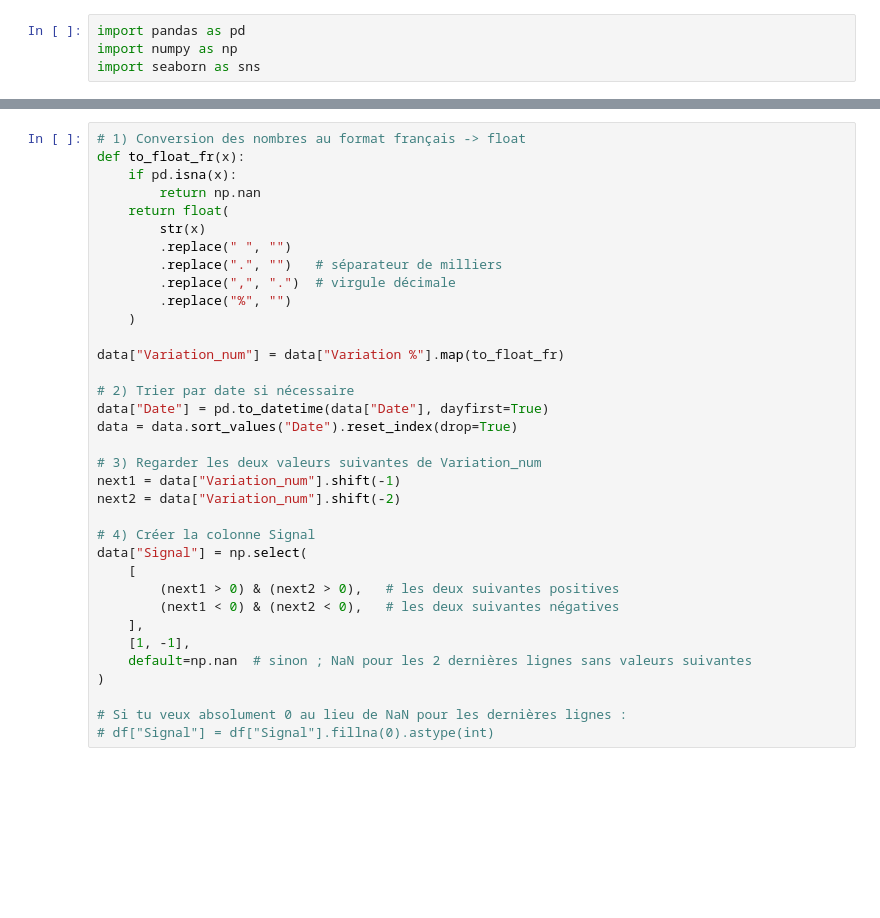
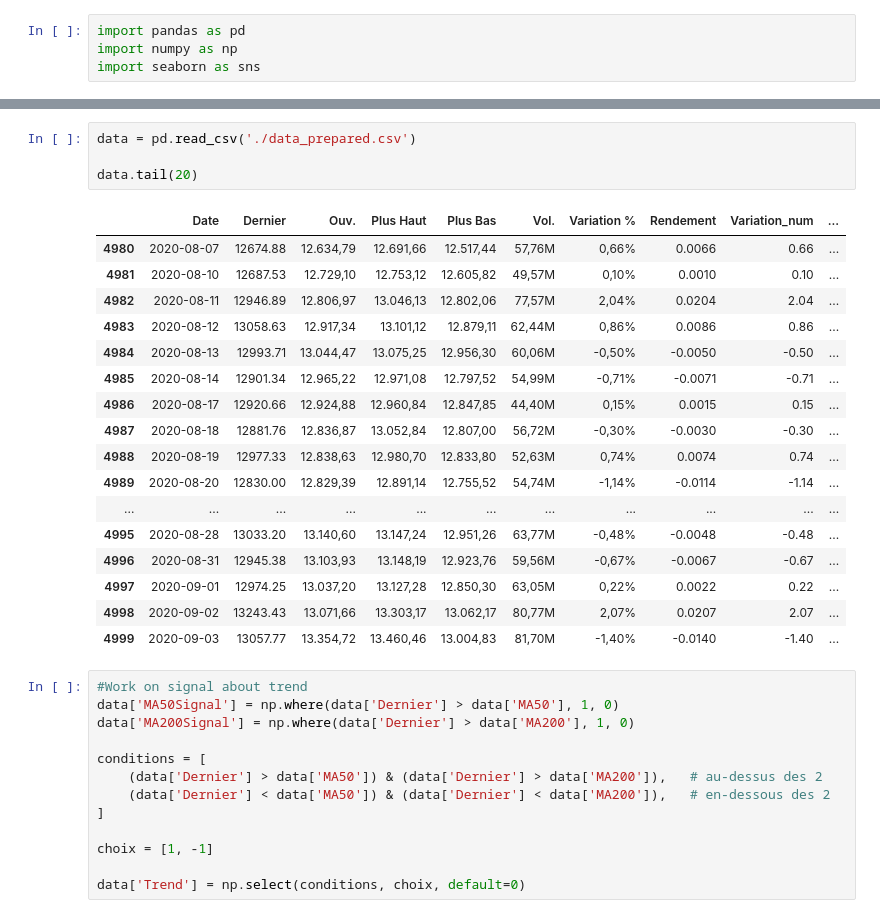
Before and after one commit to caladriusllc-code/caladrius-ml-learn, a Jupyter notebook: src/main.ipynb, the cells around one changed output, grey strips where cells are left out. Drawn from its saved outputs; the diff is of its cells as text; blank space fills up the shorter version.

Commit message:
work on data cleanning

```diff
--- a/src/main.ipynb
+++ b/src/main.ipynb
@@ -48,38 +5,38 @@ g.despine(left=True, bottom=True)
-# %%
-# 1) Conversion des nombres au format français -> float
-def to_float_fr(x):
-    if pd.isna(x):
-        return np.nan
-    return float(
-        str(x)
-        .replace(" ", "")
-        .replace(".", "")   # séparateur de milliers
-        .replace(",", ".")  # virgule décimale
-        .replace("%", "")
-    )
-
-data["Variation_num"] = data["Variation %"].map(to_float_fr)
-
-# 2) Trier par date si nécessaire
-data["Date"] = pd.to_datetime(data["Date"], dayfirst=True)
-data = data.sort_values("Date").reset_index(drop=True)
-
-# 3) Regarder les deux valeurs suivantes de Variation_num
-next1 = data["Variation_num"].shift(-1)
-next2 = data["Variation_num"].shift(-2)
-
-# 4) Créer la colonne Signal
-data["Signal"] = np.select(
-    [
-        (next1 > 0) & (next2 > 0),   # les deux suivantes positives
-        (next1 < 0) & (next2 < 0),   # les deux suivantes négatives
-    ],
-    [1, -1],
-    default=np.nan  # sinon ; NaN pour les 2 dernières lignes sans valeurs suivantes
-)
-
-# Si tu veux absolument 0 au lieu de NaN pour les dernières lignes :
-# df["Signal"] = df["Signal"].fillna(0).astype(int)
+# %%
+data = pd.read_csv('./data_prepared.csv')
+
+data.tail(20)
+# %% [output]
+|  | Date | Dernier | Ouv. | Plus Haut | Plus Bas | Vol. | Variation % | Rendement | Variation_num | ... |
+| 4980 | 2020-08-07 | 12674.88 | 12.634,79 | 12.691,66 | 12.517,44 | 57,76M | 0,66% | 0.0066 | 0.66 | ... |
+| 4981 | 2020-08-10 | 12687.53 | 12.729,10 | 12.753,12 | 12.605,82 | 49,57M | 0,10% | 0.0010 | 0.10 | ... |
+| 4982 | 2020-08-11 | 12946.89 | 12.806,97 | 13.046,13 | 12.802,06 | 77,57M | 2,04% | 0.0204 | 2.04 | ... |
+| 4983 | 2020-08-12 | 13058.63 | 12.917,34 | 13.101,12 | 12.879,11 | 62,44M | 0,86% | 0.0086 | 0.86 | ... |
+| 4984 | 2020-08-13 | 12993.71 | 13.044,47 | 13.075,25 | 12.956,30 | 60,06M | -0,50% | -0.0050 | -0.50 | ... |
+| 4985 | 2020-08-14 | 12901.34 | 12.965,22 | 12.971,08 | 12.797,52 | 54,99M | -0,71% | -0.0071 | -0.71 | ... |
+| 4986 | 2020-08-17 | 12920.66 | 12.924,88 | 12.960,84 | 12.847,85 | 44,40M | 0,15% | 0.0015 | 0.15 | ... |
+| 4987 | 2020-08-18 | 12881.76 | 12.836,87 | 13.052,84 | 12.807,00 | 56,72M | -0,30% | -0.0030 | -0.30 | ... |
+| 4988 | 2020-08-19 | 12977.33 | 12.838,63 | 12.980,70 | 12.833,80 | 52,63M | 0,74% | 0.0074 | 0.74 | ... |
+| 4989 | 2020-08-20 | 12830.00 | 12.829,39 | 12.891,14 | 12.755,52 | 54,74M | -1,14% | -0.0114 | -1.14 | ... |
+| ... | ... | ... | ... | ... | ... | ... | ... | ... | ... | ... |
+| 4995 | 2020-08-28 | 13033.20 | 13.140,60 | 13.147,24 | 12.951,26 | 63,77M | -0,48% | -0.0048 | -0.48 | ... |
+| 4996 | 2020-08-31 | 12945.38 | 13.103,93 | 13.148,19 | 12.923,76 | 59,56M | -0,67% | -0.0067 | -0.67 | ... |
+| 4997 | 2020-09-01 | 12974.25 | 13.037,20 | 13.127,28 | 12.850,30 | 63,05M | 0,22% | 0.0022 | 0.22 | ... |
+| 4998 | 2020-09-02 | 13243.43 | 13.071,66 | 13.303,17 | 13.062,17 | 80,77M | 2,07% | 0.0207 | 2.07 | ... |
+| 4999 | 2020-09-03 | 13057.77 | 13.354,72 | 13.460,46 | 13.004,83 | 81,70M | -1,40% | -0.0140 | -1.40 | ... |
+# %%
+#Work on signal about trend
+data['MA50Signal'] = np.where(data['Dernier'] > data['MA50'], 1, 0)
+data['MA200Signal'] = np.where(data['Dernier'] > data['MA200'], 1, 0)
+
+conditions = [
+    (data['Dernier'] > data['MA50']) & (data['Dernier'] > data['MA200']),   # au-dessus des 2
+    (data['Dernier'] < data['MA50']) & (data['Dernier'] < data['MA200']),   # en-dessous des 2
+]
+
+choix = [1, -1]
+
+data['Trend'] = np.select(conditions, choix, default=0)
 # %%
 data.head(20)
 # %% [output]
```
Also changed, not shown: parts of 11 cells of this notebook, 1 other file.
